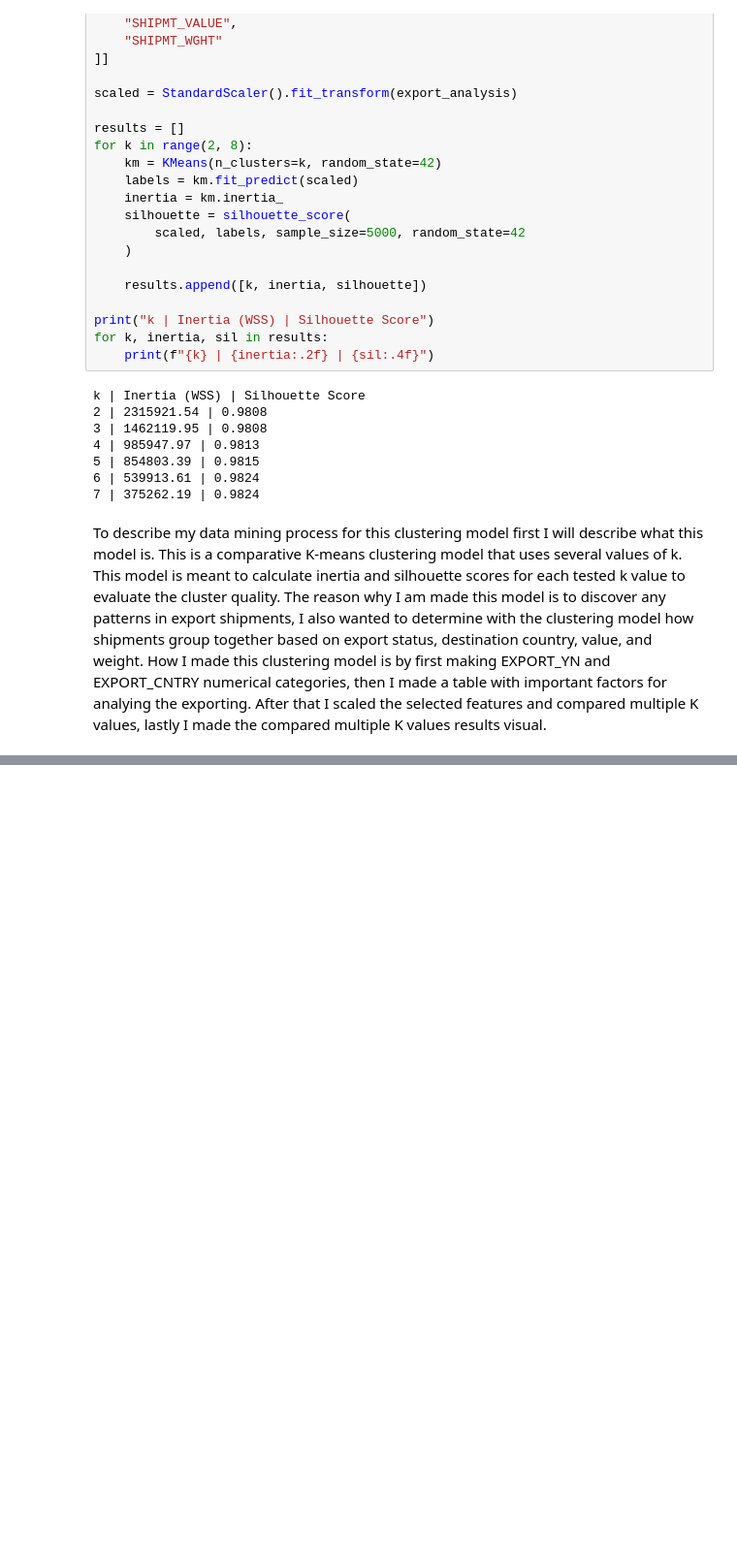
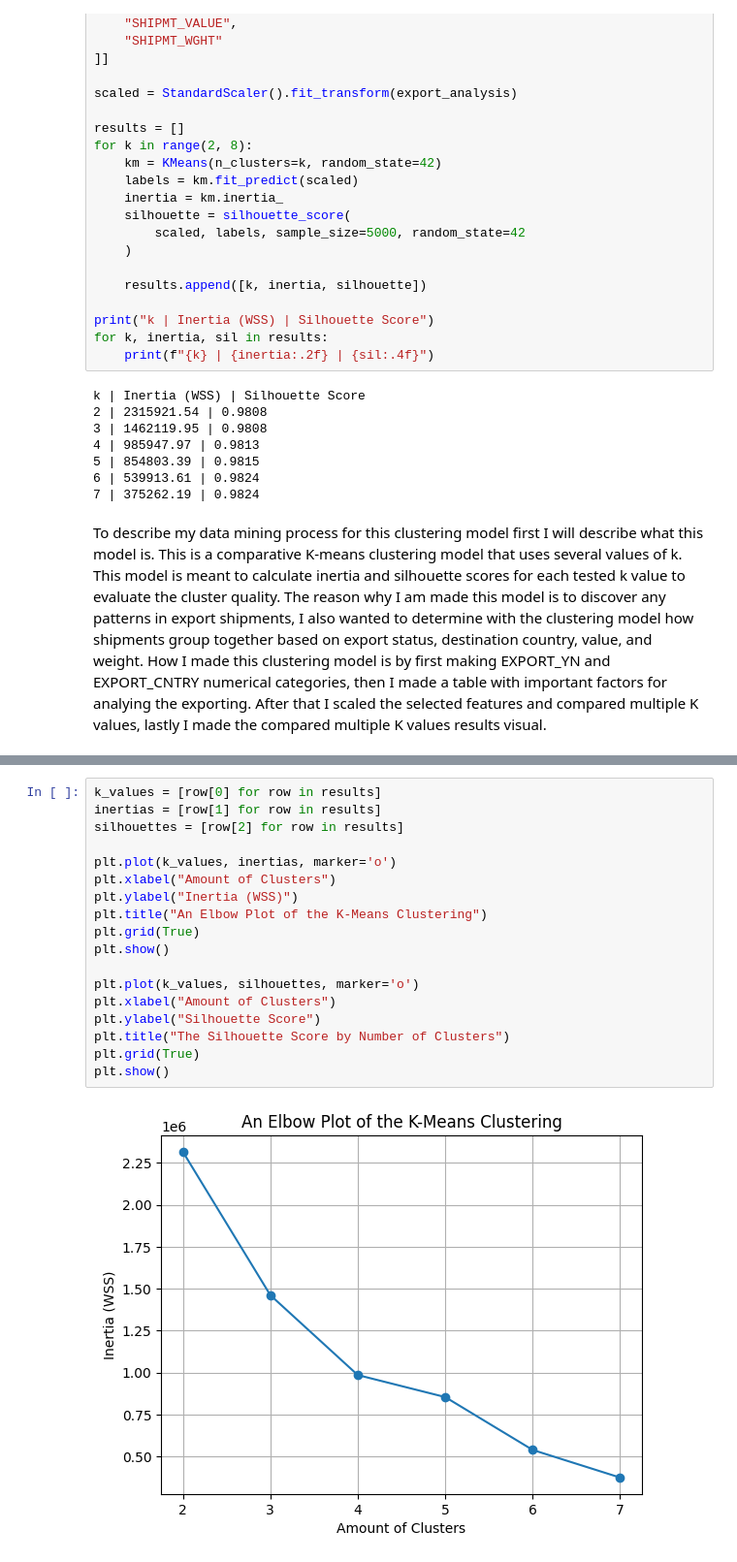
Before and after one commit to jess11233/ITCS3162, a Jupyter notebook: clusteringportion.ipynb, the cells around one changed output, grey strips where cells are left out. Shown at 97% size. Drawn from its saved outputs; the diff is of its cells as text; blank space fills up the shorter version.

```diff
--- a/clusteringportion.ipynb
+++ b/clusteringportion.ipynb
@@ -103,0 +112,20 @@ for k, inertia, sil in results:
+# %%
+k_values = [row[0] for row in results]
+inertias = [row[1] for row in results]
+silhouettes = [row[2] for row in results]
+
+plt.plot(k_values, inertias, marker='o')
+plt.xlabel("Amount of Clusters")
+plt.ylabel("Inertia (WSS)")
+plt.title("An Elbow Plot of the K-Means Clustering")
+plt.grid(True)
+plt.show()
+
+plt.plot(k_values, silhouettes, marker='o')
+plt.xlabel("Amount of Clusters")
+plt.ylabel("Silhouette Score")
+plt.title("The Silhouette Score by Number of Clusters")
+plt.grid(True)
+plt.show()
+# %% [output]
+[figure, added]
```
Also changed, not shown: parts of 2 cells of this notebook.
